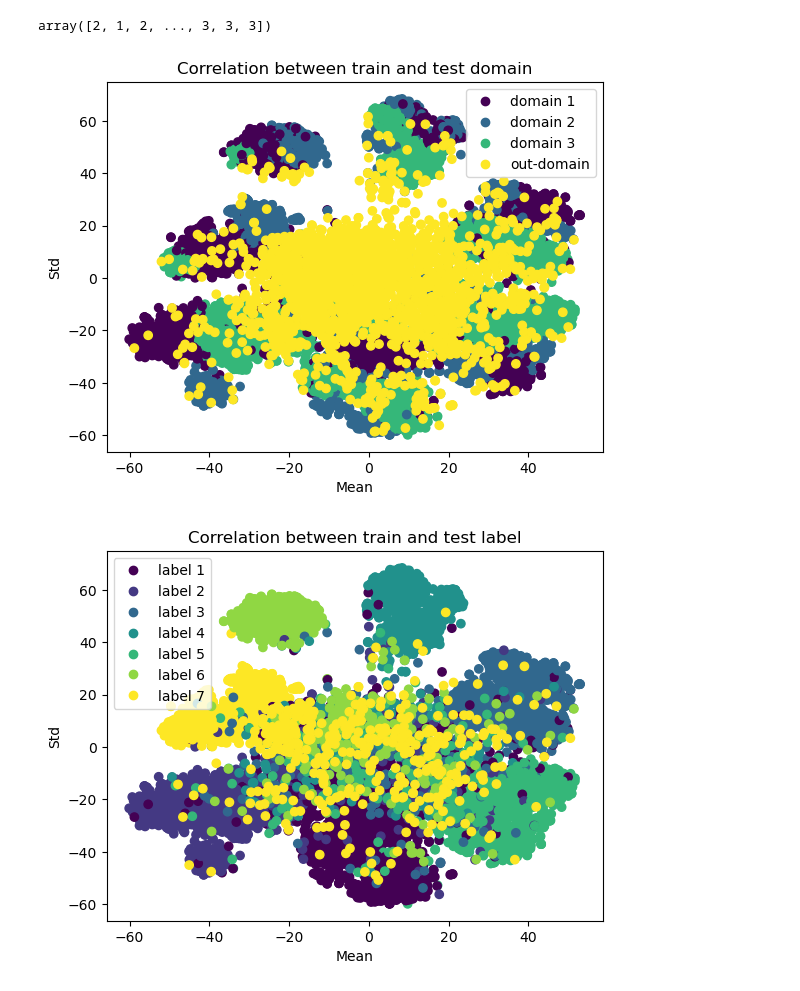
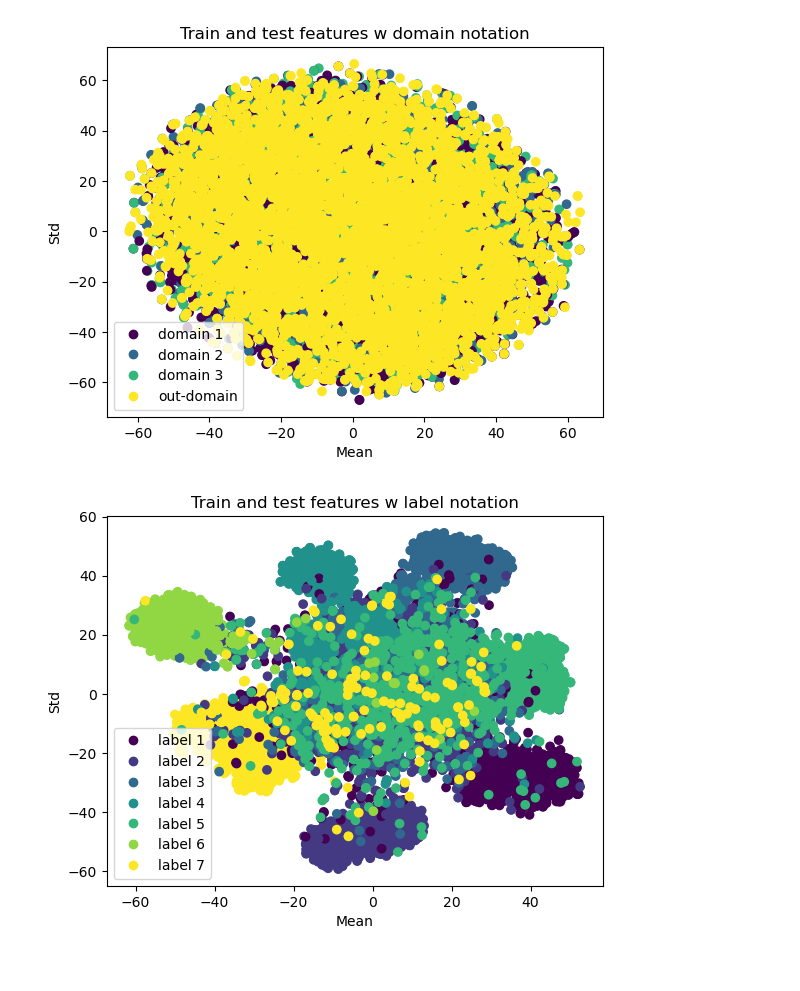
Before and after one commit to nduongw/DSU, a Jupyter notebook: multi-domain-generalization/explore/explore.ipynb, the cells around one changed output. Saved outputs shown, nothing was run; the diff lists cells and outputs as text; code cells hidden in the pictures.

```diff
--- a/multi-domain-generalization/explore/explore.ipynb
+++ b/multi-domain-generalization/explore/explore.ipynb
@@ -204,5 +204,5 @@ Backbone: cresnet18
 Backbone: cresnet18
 Loading evaluator: Classification
 # %%
-trainer.load_model(cfg.OUTPUT_DIR, epoch=50)
+trainer.load_model(cfg.OUTPUT_DIR, epoch=200)
 # %% [output]
@@ -230,21 +232,27 @@ for idx, conststyle in enumerate(trainer.model.backbone.conststyle):
 for idx, conststyle in enumerate(trainer.model.backbone.conststyle):
     conststyle.clear_memory()
 # %%
-od_feats = []
 od_mean = []
 od_std = []
 od_domains = []
 od_labels = []
+od_feats = []
 test_loader = trainer.test_loader
 for idx, batch in enumerate(test_loader):
     images, label = trainer.parse_batch_test(batch)
-    feat = trainer.model.backbone.featuremaps(images, store_feature=True, apply_conststyle=True)
-    od_feats.extend(feat.detach().cpu().numpy())
+    style_feat = trainer.model.backbone.stylemaps(images, store_feature=True, apply_conststyle=True)
+    class_feat = trainer.model.backbone.featuremaps(images, store_feature=True, apply_conststyle=True)
+    style_feat = style_feat.detach().cpu().numpy()
+    mean = np.mean(style_feat, axis=(2, 3))
+    std = np.std(style_feat, axis=(2, 3))
+    od_mean.extend(mean)
+    od_std.extend(std)
     od_domains.extend([3 for i in range(len(label))])
     od_labels.extend(label.detach().cpu().numpy())
-total_od_feats = len(od_feats)
+    od_feats.extend(class_feat.detach().cpu().numpy())
+total_od_feats = len(od_domains)
 
-for idx, conststyle in enumerate(trainer.model.backbone.conststyle):
-    if idx == 3:
-        od_mean.extend(conststyle.mean)
-        od_std.extend(conststyle.std)
+# for idx, conststyle in enumerate(trainer.model.backbone.conststyle):
+#     if idx == 3:
+#         od_mean.extend(conststyle.mean)
+#         od_std.extend(conststyle.std)
@@ -265,8 +266,14 @@ total_domains = np.hstack((id_domains, od_domains))
 id_labels = np.array(id_labels)
 od_labels = np.array(od_labels)
 total_labels = np.hstack((id_labels, od_labels))
-# %%
-total_domains
-# %% [output]
-array([2, 1, 2, ..., 3, 3, 3])
+# %%
+od_mean = np.array(od_mean)
+od_std = np.array(od_std)
+id_mean = np.array(id_mean)
+id_std = np.array(id_std)
+id_feats = np.array(id_feats)
+od_feats = np.array(od_feats)
+total_feats = np.vstack((id_feats, od_feats))
+total_mean = np.vstack((id_mean, od_mean))
+total_std = np.vstack((id_std, od_std))
 # %%
@@ -276,26 +283,26 @@ std = np.std(total_feats, axis=(2, 3))
 import matplotlib.pyplot as plt
 from sklearn.manifold import TSNE
 # %%
-tsne_data = np.hstack((mean, std))
+tsne_data = np.hstack((total_mean, total_std))
 tsne = TSNE(n_components=2)
 transformed_data = tsne.fit_transform(tsne_data)
 # %%
 classes = ['domain 1', 'domain 2', 'domain 3', 'out-domain']
 scatter = plt.scatter(transformed_data[:, 0], transformed_data[:, 1], c=total_domains)
 plt.legend(handles=scatter.legend_elements()[0], labels=classes)
-plt.title('Correlation between train and test domain')
+plt.title('Train and test features w domain notation')
 plt.xlabel('Mean')
 plt.ylabel('Std')
 plt.show()
 # %% [output]
-[figure, old version]
+[figure, new version]
 # %%
 label_idx = ['label 1', 'label 2', 'label 3', 'label 4', 'label 5', 'label 6', 'label 7']
 scatter = plt.scatter(transformed_data[:, 0], transformed_data[:, 1], c=total_labels)
 plt.legend(handles=scatter.legend_elements()[0], labels=label_idx)
-plt.title('Correlation between train and test label')
+plt.title('Train and test features w label notation')
 plt.xlabel('Mean')
 plt.ylabel('Std')
 plt.show()
 # %% [output]
-[figure, old version]
+[figure, new version]
```
Also changed, not shown: parts of 15 cells of this notebook, 18 other files.
